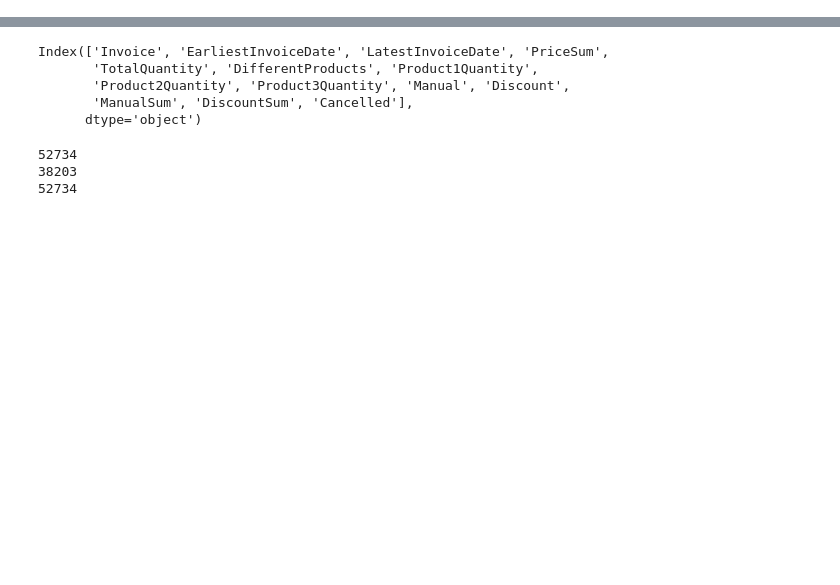
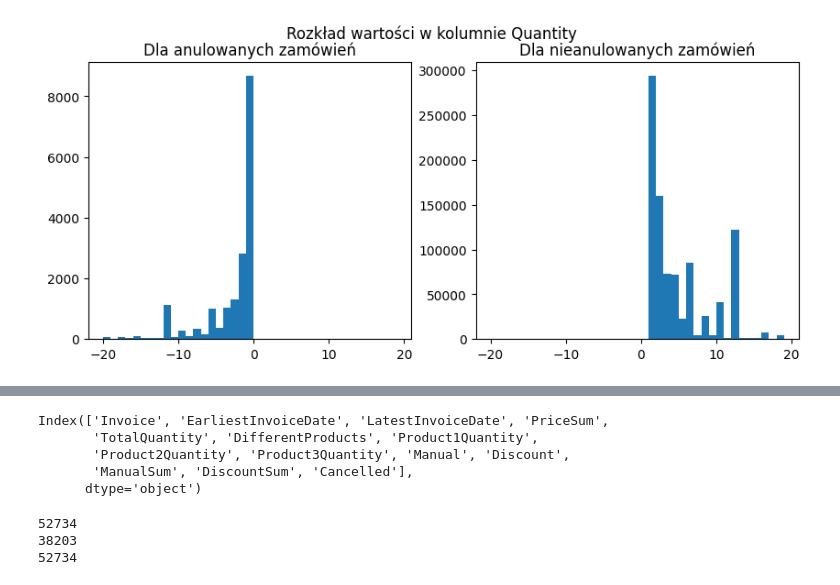
Before and after one commit to AdamGetBackToWork/WhateverBHL, a Jupyter notebook: main.ipynb, the cells around one changed output, grey strips where cells are left out. Saved outputs shown, nothing was run; the diff lists cells and outputs as text; code cells hidden in the pictures; blank space fills up the shorter version.

```diff
--- a/main.ipynb
+++ b/main.ipynb
@@ -93,0 +31,10 @@ Name: StockCode, Length: 5305, dtype: int64
+# %%
+_, axes = plt.subplots(1, 2, figsize=(10, 4))
+plt.suptitle("Rozkład wartości w kolumnie Quantity")
+axes[0].set_title("Dla anulowanych zamówień")
+axes[0].hist(data[data['Cancelled']]['Quantity'], bins=list(range(-20, 20, 1)));
+
+axes[1].set_title("Dla nieanulowanych zamówień")
+axes[1].hist(data[~data['Cancelled']]['Quantity'], bins=list(range(-20, 20, 1)));
+# %% [output]
+[figure, added]
```
Also changed, not shown: parts of 20 cells of this notebook.
